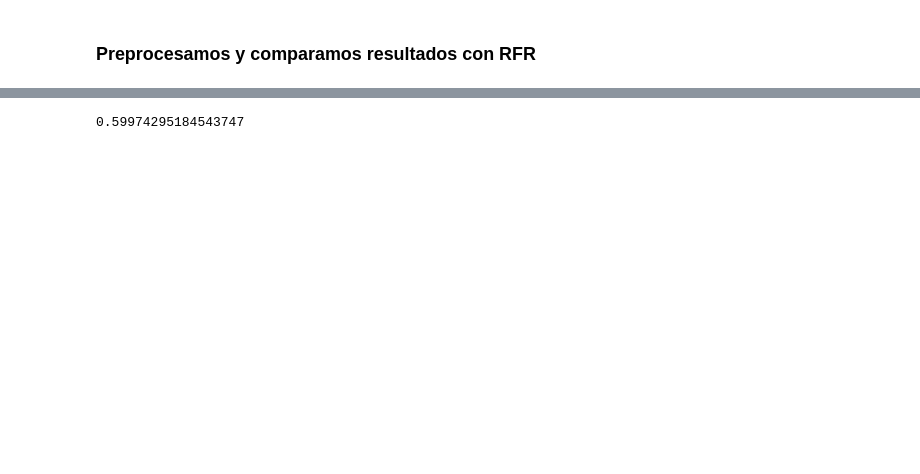
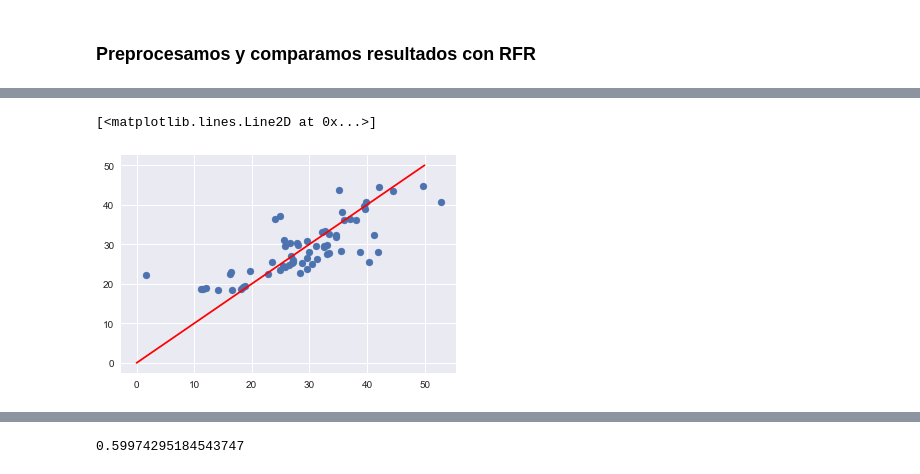
Before and after one commit to davidchepe/IM_KS, a Jupyter notebook: Machine Learning/RandomForestRegressor (V en funcion de W).ipynb, the cells around one changed output, grey strips where cells are left out. Cells and saved outputs as stored; diff of their text form; code cells hidden in the pictures; blank space fills up the shorter version.

```diff
--- a/Machine Learning/RandomForestRegressor (V en funcion de W).ipynb
+++ b/Machine Learning/RandomForestRegressor (V en funcion de W).ipynb
@@ -120,3 +166,5 @@ X_train_rs = RobustScaler().fit_transform(X_train)
+# %%
+X_test_rs = modelo_rs.transform(X_test)
 # %%
-X_test_rs = RobustScaler
+X_test_rs
 # %% [output]
@@ -130,0 +193,6 @@ TypeError: float() argument must be a string or a number, not 'RobustScaler'
+# %%
+plt.scatter(Y_test, Y_pred)
+plt.plot( [0,50],[0,50], c="red" )
+# %% [output]
+[<matplotlib.lines.Line2D at 0x...>]
+[figure, added]
```
Also changed, not shown: parts of 77 cells of this notebook.
